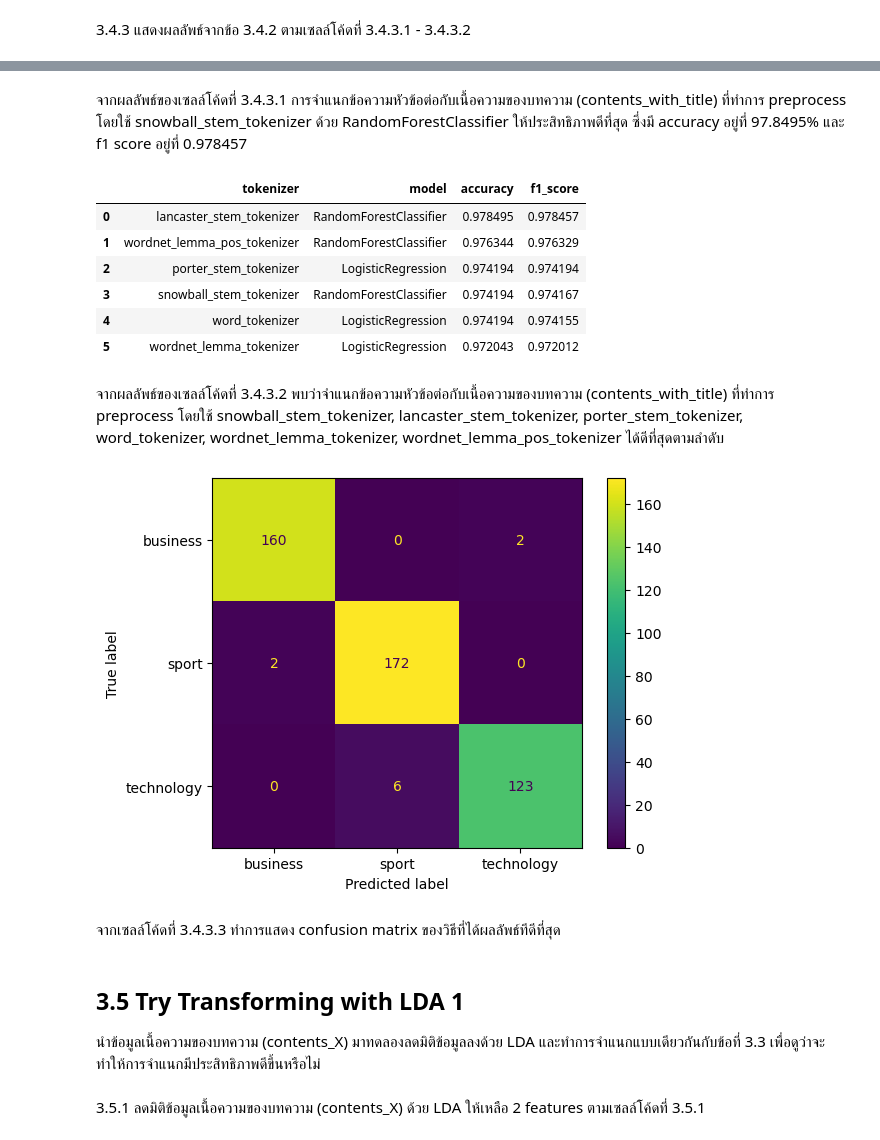
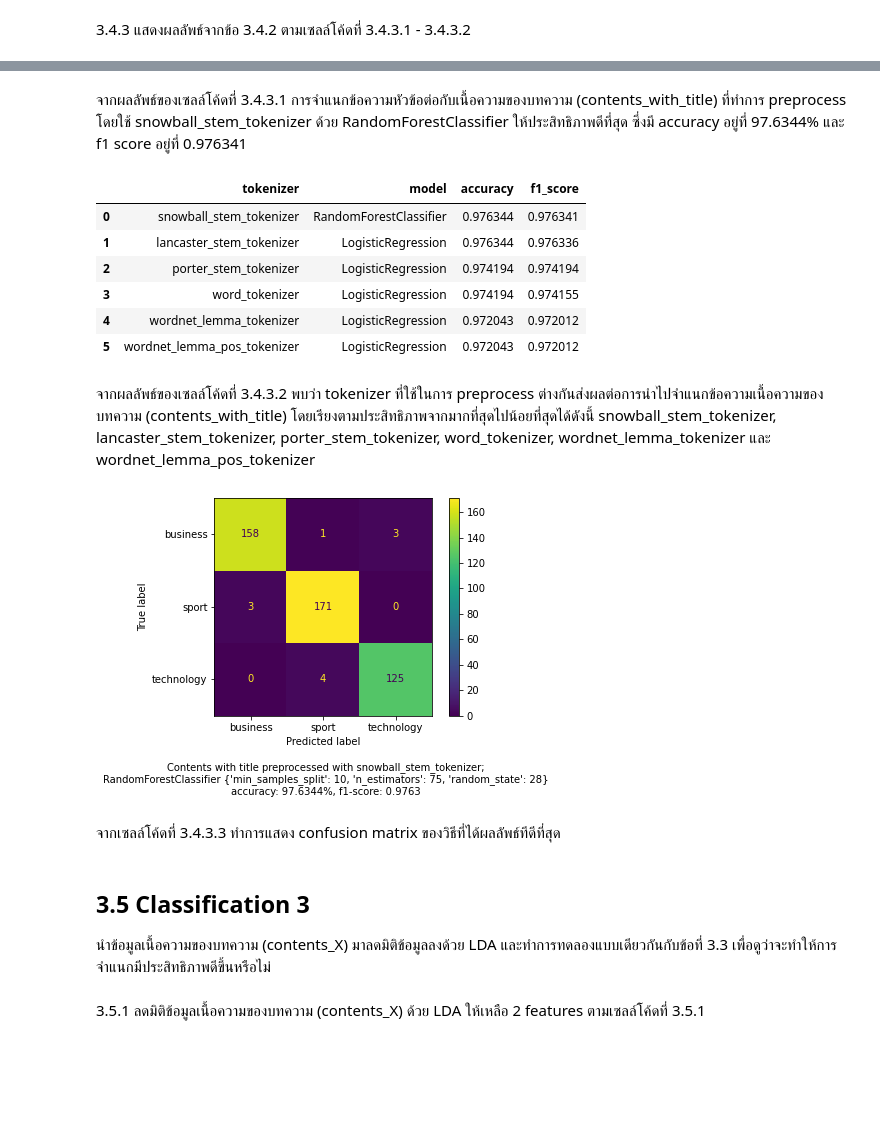
Before and after one commit to tjthanapat/ds4biz-assignment-2, a Jupyter notebook: Task 1 - News Classification/task1.ipynb, the cells around one changed output, grey strips where cells are left out. Drawn from its saved outputs; the diff is of its cells as text; code cells hidden in the pictures; blank space fills up the shorter version.

```diff
--- a/Task 1 - News Classification/task1.ipynb
+++ b/Task 1 - News Classification/task1.ipynb
@@ -986,8 +985,9 @@ results1 = {
     "best_tuning_acc": [],
     "accuracy":[],
     "f1_score":[],
+    "cm":[]
 }
-cm = []
+
 y = targets
 
 for tokenizer_name, X in contents_X.items():
@@ -1014,9 +1014,12 @@ for tokenizer_name, X in contents_X.items():
         model.set_params(**result.best_params_)
         model.fit(X_train, y_train)
         y_pred = model.predict(X_test)
-        cm.append(confusion_matrix(y_test, y_pred, labels=clf.classes_))
         results1['accuracy'].append(accuracy_score(y_test, y_pred))
         results1['f1_score'].append(f1_score(y_test, y_pred, average='weighted'))
+        results1['cm'].append({
+            'matrix':confusion_matrix(y_test, y_pred, labels=model.classes_),
+            'labels':model.classes_
+        })
 
     print('-'*10)
 # %% [output]
@@ -1120,7 +1135,7 @@ models = [
         "model": RandomForestClassifier(),
         "params": {
             "n_estimators": list(range(25, 201, 25)),
-            "min_samples_split": list(range(2, 26, 5)),
+            "min_samples_split": list(range(5, 26, 5)),
             "random_state": [28]
         }
     },
@@ -1137,8 +1152,9 @@ results2 = {
     "best_tuning_acc": [],
     "accuracy":[],
     "f1_score":[],
+    "cm":[]
 }
-cm = []
+
 y = targets
 
 for tokenizer_name, X in contents_with_title_X.items():
@@ -1165,9 +1181,12 @@ for tokenizer_name, X in contents_with_title_X.items():
         model.set_params(**result.best_params_)
         model.fit(X_train, y_train)
         y_pred = model.predict(X_test)
-        cm.append(confusion_matrix(y_test, y_pred, labels=clf.classes_))
         results2['accuracy'].append(accuracy_score(y_test, y_pred))
         results2['f1_score'].append(f1_score(y_test, y_pred, average='weighted'))
+        results2['cm'].append({
+            'matrix':confusion_matrix(y_test, y_pred, labels=model.classes_),
+            'labels':model.classes_
+        })
 
     print('-'*10)
 # %% [output]
@@ -1216,40 +1235,52 @@ result_df[['model','tokenizer','accuracy','f1_score']] \
 | 16 | KNeighborsClassifier | lancaster_stem_tokenizer | 0.961290 | 0.961387 |
 | 17 | KNeighborsClassifier | porter_stem_tokenizer | 0.959140 | 0.959131 |
 # %% [markdown]
-จากผลลัพธ์ของเซลล์โค้ดที่ 3.4.3.1 การจำแนกข้อความหัวข้อต่อกับเนื้อความของบทความ (contents_with_title) ที่ทำการ preprocess โดยใช้ snowball_stem_tokenizer ด้วย RandomForestClassifier ให้ประสิทธิภาพดีที่สุด ซึ่งมี accuracy อยู่ที่ 97.8495% และ f1 score อยู่ที่ 0.978457
+จากผลลัพธ์ของเซลล์โค้ดที่ 3.4.3.1 การจำแนกข้อความหัวข้อต่อกับเนื้อความของบทความ (contents_with_title) ที่ทำการ preprocess โดยใช้ snowball_stem_tokenizer ด้วย RandomForestClassifier ให้ประสิทธิภาพดีที่สุด ซึ่งมี accuracy อยู่ที่ 97.6344% และ f1 score อยู่ที่ 0.976341
 # %%
 ### Code Cell 3.4.3.2 ###
 
 result_df[['tokenizer','model','accuracy','f1_score']] \
-    .sort_values(by=['accuracy', 'f1_score'], ascending=False) \
+    .sort_values(by=['accuracy','f1_score'], ascending=False) \
     .groupby('tokenizer') \
     .head(1).reset_index(drop=True)
 # %% [output]
 |  | tokenizer | model | accuracy | f1_score |
-| 0 | lancaster_stem_tokenizer | RandomForestClassifier | 0.978495 | 0.978457 |
-| 1 | wordnet_lemma_pos_tokenizer | RandomForestClassifier | 0.976344 | 0.976329 |
+| 0 | snowball_stem_tokenizer | RandomForestClassifier | 0.976344 | 0.976341 |
+| 1 | lancaster_stem_tokenizer | LogisticRegression | 0.976344 | 0.976336 |
 | 2 | porter_stem_tokenizer | LogisticRegression | 0.974194 | 0.974194 |
-| 3 | snowball_stem_tokenizer | RandomForestClassifier | 0.974194 | 0.974167 |
-| 4 | word_tokenizer | LogisticRegression | 0.974194 | 0.974155 |
-| 5 | wordnet_lemma_tokenizer | LogisticRegression | 0.972043 | 0.972012 |
+| 3 | word_tokenizer | LogisticRegression | 0.974194 | 0.974155 |
+| 4 | wordnet_lemma_tokenizer | LogisticRegression | 0.972043 | 0.972012 |
+| 5 | wordnet_lemma_pos_tokenizer | LogisticRegression | 0.972043 | 0.972012 |
 # %% [markdown]
-จากผลลัพธ์ของเซลล์โค้ดที่ 3.4.3.2 พบว่าจำแนกข้อความหัวข้อต่อกับเนื้อความของบทความ (contents_with_title) ที่ทำการ preprocess โดยใช้ snowball_stem_tokenizer, lancaster_stem_tokenizer, porter_stem_tokenizer, word_tokenizer, wordnet_lemma_tokenizer, wordnet_lemma_pos_tokenizer ได้ดีที่สุดตามลำดับ
+จากผลลัพธ์ของเซลล์โค้ดที่ 3.4.3.2 พบว่า tokenizer ที่ใช้ในการ preprocess ต่างกันส่งผลต่อการนำไปจำแนกข้อความเนื้อความของบทความ (contents_with_title) โดยเรียงตามประสิทธิภาพจากมากที่สุดไปน้อยที่สุดได้ดังนี้ snowball_stem_tokenizer, lancaster_stem_tokenizer, porter_stem_tokenizer, word_tokenizer, wordnet_lemma_tokenizer และ wordnet_lemma_pos_tokenizer
 # %%
 ### Code Cell 3.4.3.3 ###
 
-best_score_idx= result_df[['model','tokenizer','accuracy','f1_score']] .sort_values(by=['accuracy'], ascending=False).head(1).index[0]
-disp = ConfusionMatrixDisplay(confusion_matrix=cm[best_score_idx],
-                                display_labels=clf.classes_)
+# Get best model
+best_model = result_df[['model','tokenizer','best_tuning_params','accuracy','f1_score','cm']] \
+    .sort_values(by=['accuracy','f1_score'], ascending=False) \
+    .head(1).reset_index(drop=True)
+best_model = best_model.iloc[0]
+
+# Plot confusion matrix
+disp = ConfusionMatrixDisplay(confusion_matrix=best_model['cm']['matrix'],
+                              display_labels=best_model['cm']['labels'])
 disp.plot()
+annotation = ( f"Contents with title preprocessed with {best_model['tokenizer']};" +
+    f"\n{best_model['model']} {str(best_model['best_tuning_params'])}" +
+    f"\naccuracy: {best_model['accuracy']*100:.4f}%, " +
+    f"f1-score: {best_model['f1_score']:.4f}"
+)
+plt.figtext(0.5, -0.15, annotation, horizontalalignment='center', fontsize=10)
 plt.show()
 # %% [output]
-[figure, old version]
+[figure, new version]
 # %% [markdown]
 จากเซลล์โค้ดที่ 3.4.3.3 ทำการแสดง confusion matrix ของวิธีที่ได้ผลลัพธ์ทีดีที่สุด
 # %% [markdown]
-## 3.5 Try Transforming with LDA 1
+## 3.5 Classification 3
 
-นำข้อมูลเนื้อความของบทความ (contents_X) มาทดลองลดมิติข้อมูลลงด้วย LDA และทำการจำแนกแบบเดียวกันกับข้อที่ 3.3 เพื่อดูว่าจะทำให้การจำแนกมีประสิทธิภาพดีขึ้นหรือไม่
+นำข้อมูลเนื้อความของบทความ (contents_X) มาลดมิติข้อมูลลงด้วย LDA และทำการทดลองแบบเดียวกันกับข้อที่ 3.3 เพื่อดูว่าจะทำให้การจำแนกมีประสิทธิภาพดีขึ้นหรือไม่
 # %% [markdown]
 3.5.1 ลดมิติข้อมูลเนื้อความของบทความ (contents_X) ด้วย LDA ให้เหลือ 2 features ตามเซลล์โค้ดที่ 3.5.1
 # %%
```
Also changed, not shown: parts of 37 cells of this notebook.
